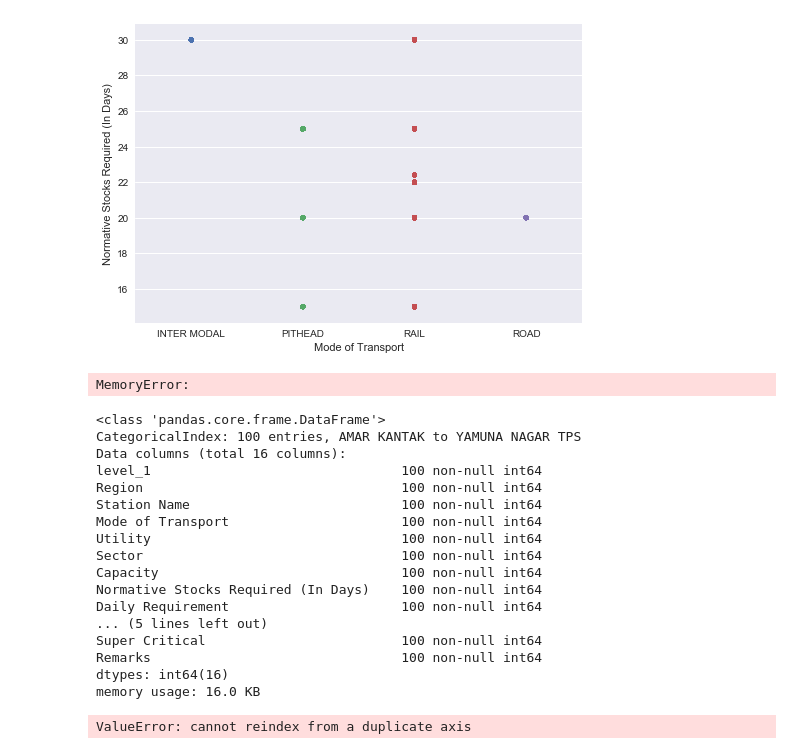
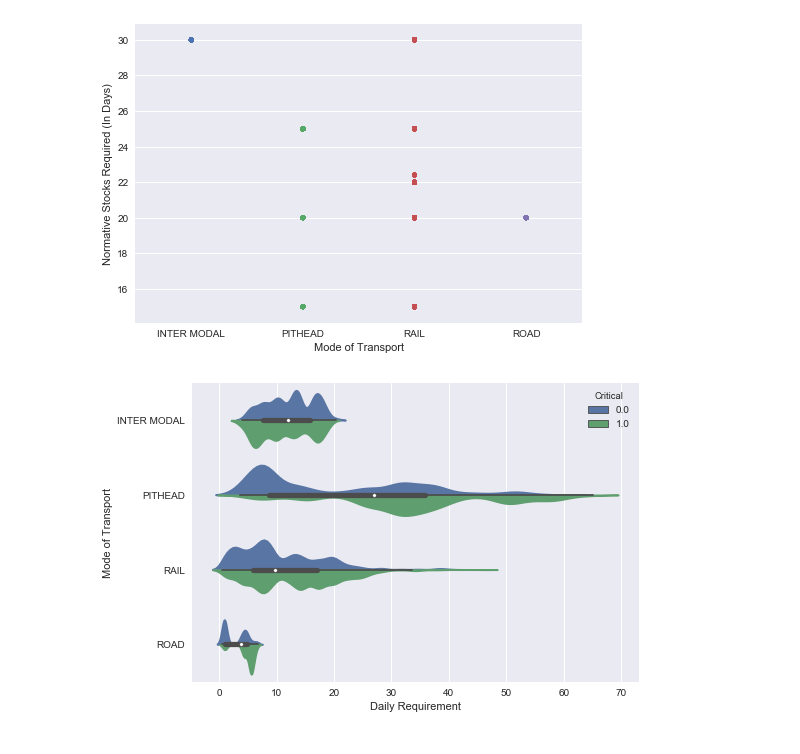
Before and after one commit to jainds/predictcritical, a Jupyter notebook: Analysing the stock data for Coal Thermal Power stations in India.ipynb, the cells around one changed output. Cells and saved outputs as stored; diff of their text form; code cells hidden in the pictures.

Commit message:
Predicted the values of criticality

```diff
--- a/Analysing the stock data for Coal Thermal Power stations in India.ipynb
+++ b/Analysing the stock data for Coal Thermal Power stations in India.ipynb
@@ -328,37 +328,8 @@ sns.stripplot(x="Mode of Transport", y="Normative Stocks Required (In Days)", da
 plt.show()
 # %% [output]
 [figure]
-# %%
-sns.tsplot(data=df1.Capacity[df1['Mode of Transport'] == 'PITHEAD'])
-plt.show()
-# %% [output]
-MemoryError:
-# %%
-g= df1.groupby('Station Name.1')
-g.count().info()
-# %% [output]
-<class 'pandas.core.frame.DataFrame'>
-CategoricalIndex: 100 entries, AMAR KANTAK to YAMUNA NAGAR TPS
-Data columns (total 16 columns):
-level_1                                100 non-null int64
-Region                                 100 non-null int64
-Station Name                           100 non-null int64
-Mode of Transport                      100 non-null int64
-Utility                                100 non-null int64
-Sector                                 100 non-null int64
-Capacity                               100 non-null int64
-Normative Stocks Required (In Days)    100 non-null int64
-Daily Requirement                      100 non-null int64
-... (5 lines left out)
-Super Critical                         100 non-null int64
-Remarks                                100 non-null int64
-dtypes: int64(16)
-memory usage: 16.0 KB
-# %%
-def reindex_by_date(df):
-    dates = pd.date_range(df.index.min(), df.index.max())
-    return df.reindex(dates).fillna(value= 'NaN')
-
-df.groupby('Utility').apply(reindex_by_date).reset_index(0, drop=True)
-# %% [output]
-ValueError: cannot reindex from a duplicate axis
+# %%
+sns.violinplot(y="Mode of Transport", x="Daily Requirement", data=df1, hue='Critical', split = True);
+plt.show()
+# %% [output]
+[figure, added]
```
Also changed, not shown: parts of 17 cells of this notebook.
